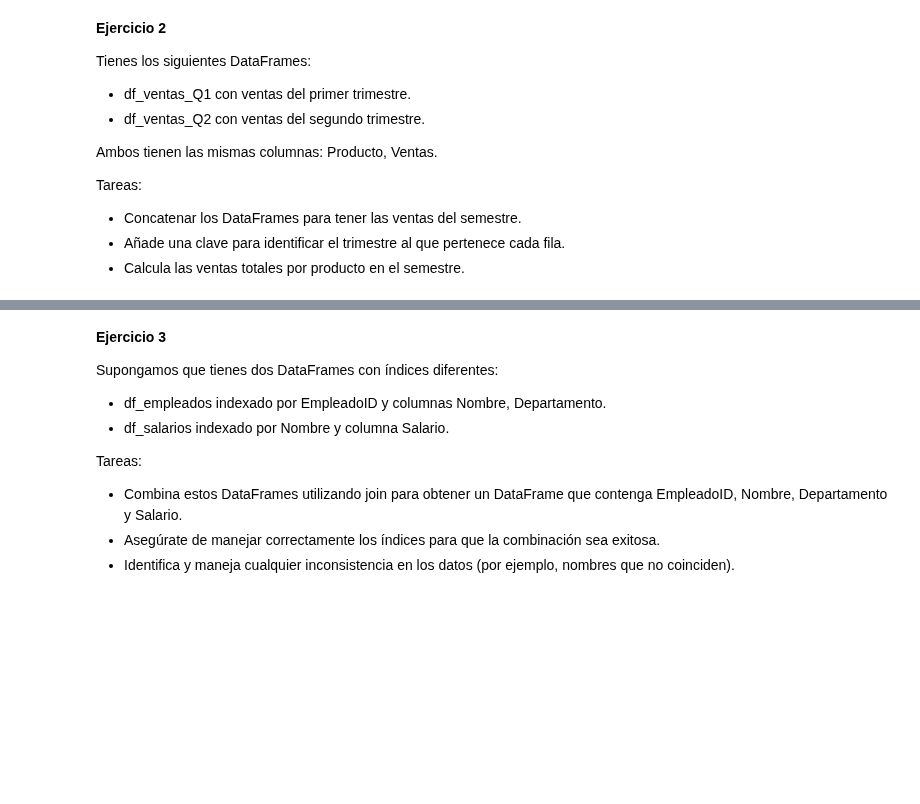
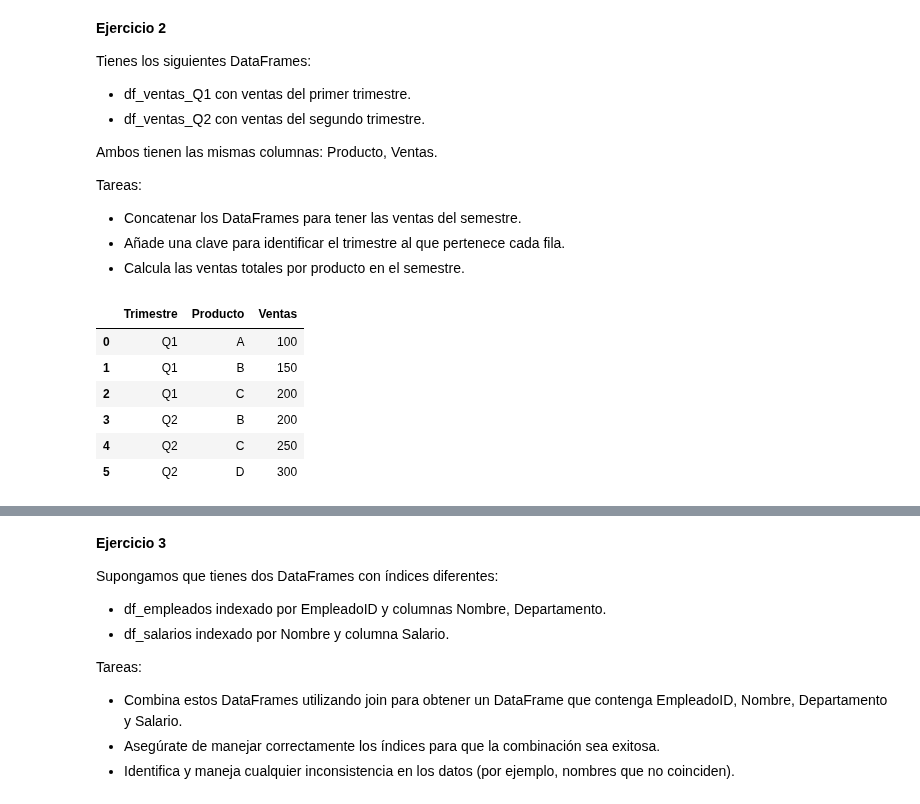
Before and after one commit to pipaber/Python-Programming101, a Jupyter notebook: 01_Introduccion_a_Python/07_Manipulación_de_Datos_con_Pandas.ipynb, the cells around one changed output, grey strips where cells are left out. Cells and saved outputs as stored; diff of their text form; code cells hidden in the pictures; blank space fills up the shorter version.

```diff
--- a/01_Introduccion_a_Python/07_Manipulación_de_Datos_con_Pandas.ipynb
+++ b/01_Introduccion_a_Python/07_Manipulación_de_Datos_con_Pandas.ipynb
@@ -1037,3 +1035,27 @@ Tareas:
 - Concatenar los DataFrames para tener las ventas del semestre.
 - Añade una clave para identificar el trimestre al que pertenece cada fila.
 - Calcula las ventas totales por producto en el semestre.
+# %%
+df_ventas_Q1 = pd.DataFrame({
+    'Producto': ['A', 'B', 'C'],
+    'Ventas': [100, 150, 200]
+})
+
+df_ventas_Q2 = pd.DataFrame({
+    'Producto': ['B', 'C', 'D'],
+    'Ventas': [200, 250, 300]
+})
+# %%
+df_semestre = pd.concat([df_ventas_Q1, df_ventas_Q2], keys=['Q1', 'Q2'])
+df_semestre.reset_index(inplace=True)
+df_semestre.rename(columns={'level_0': 'Trimestre'}, inplace=True)
+df_semestre.drop('level_1', axis=1, inplace=True)
+df_semestre
+# %% [output]
+|  | Trimestre | Producto | Ventas |
+| 0 | Q1 | A | 100 |
+| 1 | Q1 | B | 150 |
+| 2 | Q1 | C | 200 |
+| 3 | Q2 | B | 200 |
+| 4 | Q2 | C | 250 |
+| 5 | Q2 | D | 300 |
```
Also changed, not shown: parts of 12 cells of this notebook.
